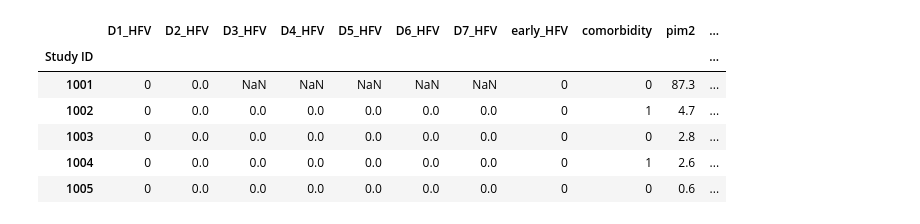
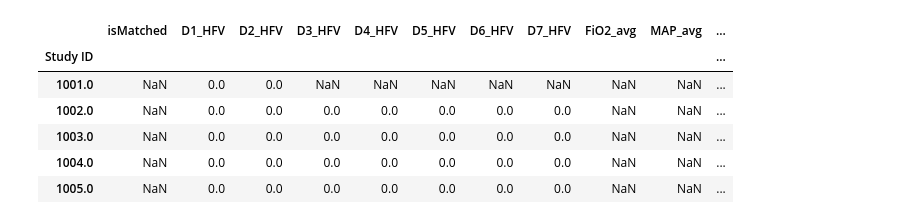
Before and after one commit to daisy647lsq/KKH, a Jupyter notebook: tableone.ipynb, the cells around one changed output. Cells and saved outputs as stored; diff of their text form; code cells hidden in the pictures.

```diff
--- a/tableone.ipynb
+++ b/tableone.ipynb
@@ -16,13 +15,13 @@ print(tableone.__version__)
 # %%
-data = pd.read_csv("PICUARD_DATA_1219.csv", index_col=0)
+data = pd.read_csv("PICUARD_DATA_0121.csv", index_col=0)
 data.head()
 #data.loc[:,'Male'] = pd.Series(1, index=data.index[data['Gender']=='Male'])
 # %% [output]
-|  | D1_HFV | D2_HFV | D3_HFV | D4_HFV | D5_HFV | D6_HFV | D7_HFV | early_HFV | comorbidity | pim2 | ... |
+|  | isMatched | D1_HFV | D2_HFV | D3_HFV | D4_HFV | D5_HFV | D6_HFV | D7_HFV | FiO2_avg | MAP_avg | ... |
 | Study ID |  |  |  |  |  |  |  |  |  |  | ... |
-| 1001 | 0 | 0.0 | NaN | NaN | NaN | NaN | NaN | 0 | 0 | 87.3 | ... |
-| 1002 | 0 | 0.0 | 0.0 | 0.0 | 0.0 | 0.0 | 0.0 | 0 | 1 | 4.7 | ... |
-| 1003 | 0 | 0.0 | 0.0 | 0.0 | 0.0 | 0.0 | 0.0 | 0 | 0 | 2.8 | ... |
-| 1004 | 0 | 0.0 | 0.0 | 0.0 | 0.0 | 0.0 | 0.0 | 0 | 1 | 2.6 | ... |
-| 1005 | 0 | 0.0 | 0.0 | 0.0 | 0.0 | 0.0 | 0.0 | 0 | 0 | 0.6 | ... |
+| 1001.0 | NaN | 0.0 | 0.0 | NaN | NaN | NaN | NaN | NaN | NaN | NaN | ... |
+| 1002.0 | NaN | 0.0 | 0.0 | 0.0 | 0.0 | 0.0 | 0.0 | 0.0 | NaN | NaN | ... |
+| 1003.0 | NaN | 0.0 | 0.0 | 0.0 | 0.0 | 0.0 | 0.0 | 0.0 | NaN | NaN | ... |
+| 1004.0 | NaN | 0.0 | 0.0 | 0.0 | 0.0 | 0.0 | 0.0 | 0.0 | NaN | NaN | ... |
+| 1005.0 | NaN | 0.0 | 0.0 | 0.0 | 0.0 | 0.0 | 0.0 | 0.0 | NaN | NaN | ... |
 # %%
```
Also changed, not shown: parts of 6 cells of this notebook, 2 other files.
